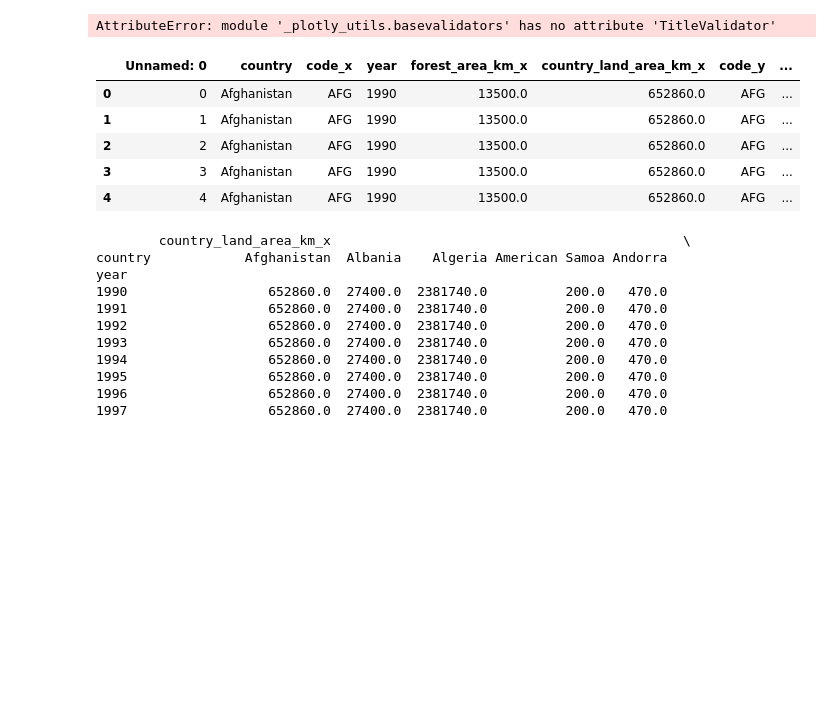
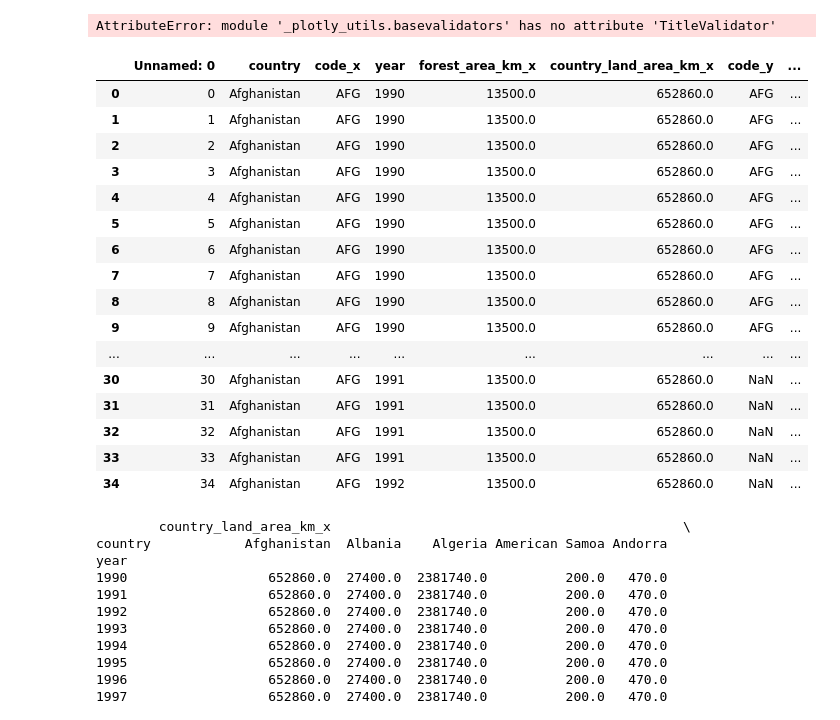
Before and after one commit to deforestation-dashboard/build_deforestationDash_DS1, a Jupyter notebook: DS1-Deforestation.ipynb, the cells around one changed output. Cells and saved outputs as stored; diff of their text form; code cells hidden in the pictures; blank space fills up the shorter version.

```diff
--- a/DS1-Deforestation.ipynb
+++ b/DS1-Deforestation.ipynb
@@ -475,14 +474,25 @@ plotly.offline.plot(fig, filename='world_forestation')
 AttributeError: module '_plotly_utils.basevalidators' has no attribute 'TitleValidator'
 # %%
 df_final = pd.read_csv('deforestation_dataset_final.csv')
-df_final.head()
+df_final.head(35)
 # %% [output]
 |  | Unnamed: 0 | country | code_x | year | forest_area_km_x | country_land_area_km_x | code_y | ... |
 | 0 | 0 | Afghanistan | AFG | 1990 | 13500.0 | 652860.0 | AFG | ... |
 | 1 | 1 | Afghanistan | AFG | 1990 | 13500.0 | 652860.0 | AFG | ... |
 | 2 | 2 | Afghanistan | AFG | 1990 | 13500.0 | 652860.0 | AFG | ... |
 | 3 | 3 | Afghanistan | AFG | 1990 | 13500.0 | 652860.0 | AFG | ... |
 | 4 | 4 | Afghanistan | AFG | 1990 | 13500.0 | 652860.0 | AFG | ... |
+| 5 | 5 | Afghanistan | AFG | 1990 | 13500.0 | 652860.0 | AFG | ... |
+| 6 | 6 | Afghanistan | AFG | 1990 | 13500.0 | 652860.0 | AFG | ... |
+| 7 | 7 | Afghanistan | AFG | 1990 | 13500.0 | 652860.0 | AFG | ... |
+| 8 | 8 | Afghanistan | AFG | 1990 | 13500.0 | 652860.0 | AFG | ... |
+| 9 | 9 | Afghanistan | AFG | 1990 | 13500.0 | 652860.0 | AFG | ... |
+| ... | ... | ... | ... | ... | ... | ... | ... | ... |
+| 30 | 30 | Afghanistan | AFG | 1991 | 13500.0 | 652860.0 | NaN | ... |
+| 31 | 31 | Afghanistan | AFG | 1991 | 13500.0 | 652860.0 | NaN | ... |
+| 32 | 32 | Afghanistan | AFG | 1991 | 13500.0 | 652860.0 | NaN | ... |
+| 33 | 33 | Afghanistan | AFG | 1991 | 13500.0 | 652860.0 | NaN | ... |
+| 34 | 34 | Afghanistan | AFG | 1992 | 13500.0 | 652860.0 | NaN | ... |
 # %%
 df_final = pd.read_csv('deforestation_dataset_final.csv')
 df_final.shape
```
Also changed, not shown: parts of 7 cells of this notebook.
